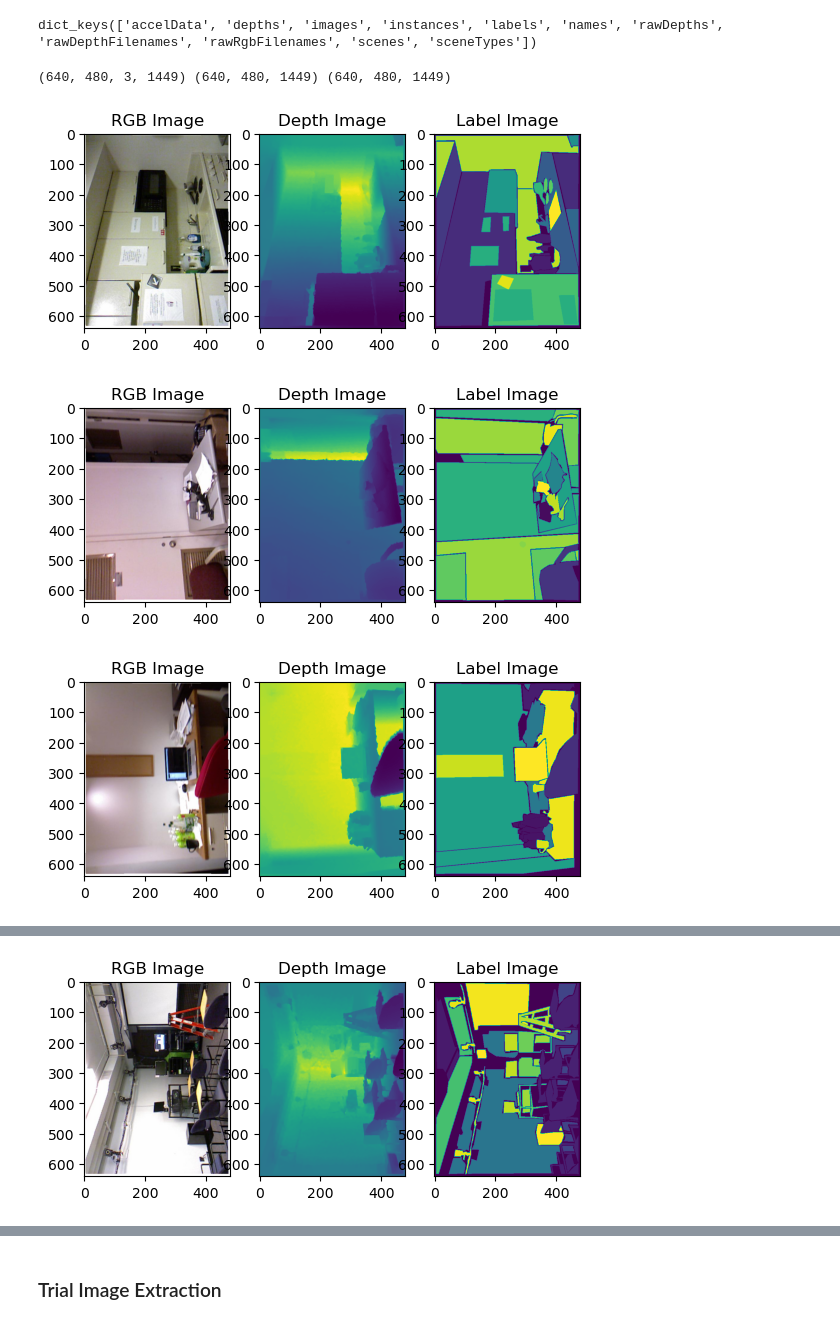
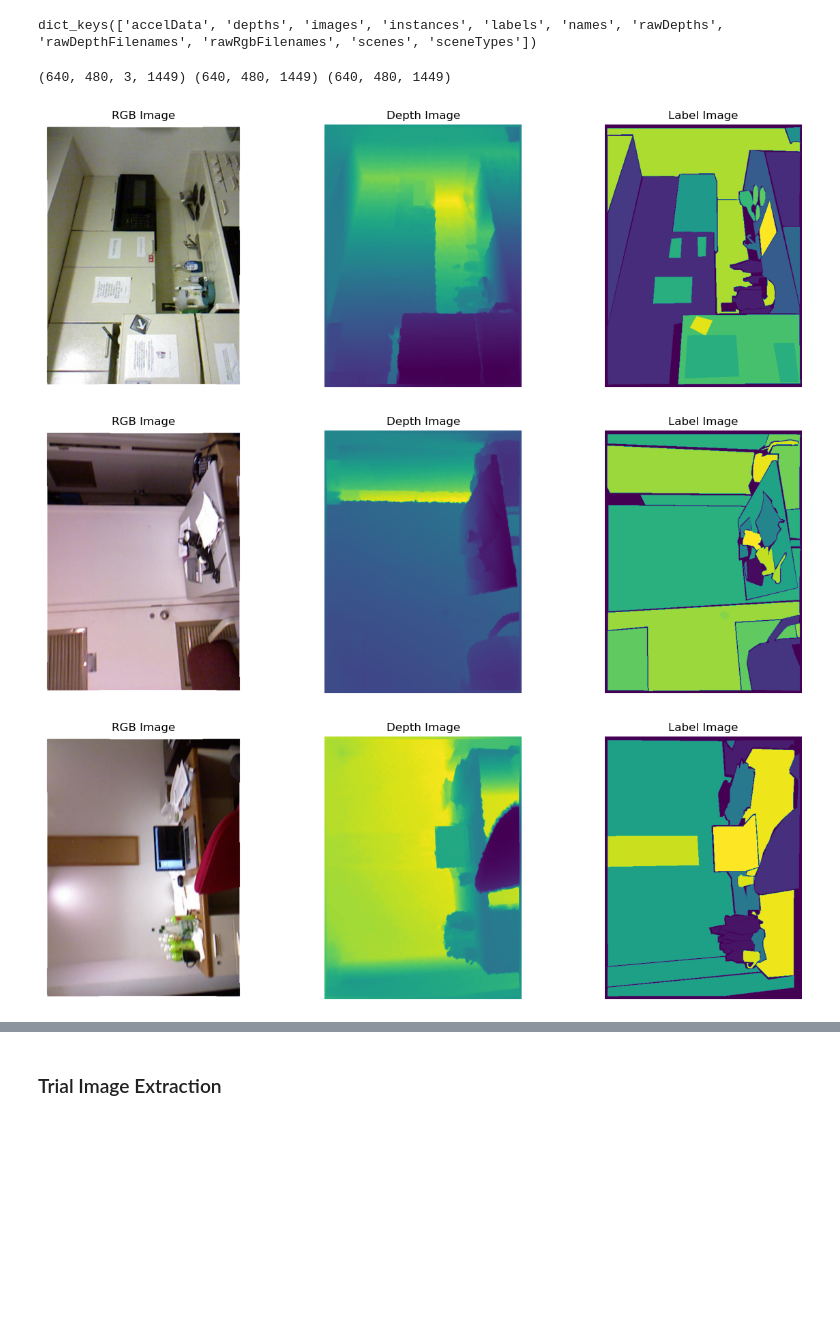
Before and after one commit to AbinashChetia/emanet4rgbd, a Jupyter notebook: notebook.ipynb, the cells around one changed output, grey strips where cells are left out. Saved outputs shown, nothing was run; the diff lists cells and outputs as text; code cells hidden in the pictures; blank space fills up the shorter version.

```diff
--- a/notebook.ipynb
+++ b/notebook.ipynb
@@ -177,21 +160,24 @@ dict_keys(['accelData', 'depths', 'images', 'instances', 'labels', 'names', 'raw
 # %%
 print(nyu_depth_v2_labeled_data['images'].T.shape, nyu_depth_v2_labeled_data['depths'].T.shape, nyu_depth_v2_labeled_data['labels'].T.shape)
 i = 0
-while i < 10:
+while i < 5:
     i += 1
-    plt.figure()
+    plt.figure(figsize=(15, 5))
     plt.subplot(1, 3, 1)
     plt.imshow(nyu_depth_v2_labeled_data['images'][i].T)
+    plt.axis('off')
     plt.title('RGB Image')
     plt.subplot(1, 3, 2)
     plt.imshow(nyu_depth_v2_labeled_data['depths'][i].T)
+    plt.axis('off')
     plt.title('Depth Image')
     plt.subplot(1, 3, 3)
     plt.imshow(nyu_depth_v2_labeled_data['labels'][i].T)
+    plt.axis('off')
     plt.title('Label Image')
 plt.show()
 # %% [output]
 (640, 480, 3, 1449) (640, 480, 1449) (640, 480, 1449)
-[figure, old version]
+[figure, new version]
-[figure, old version]
+[figure, new version]
-[figure, old version]
+[figure, new version]
@@ -200 +185,0 @@ plt.show()
-[figure, removed]
```
Also changed, not shown: parts of 9 cells of this notebook.
